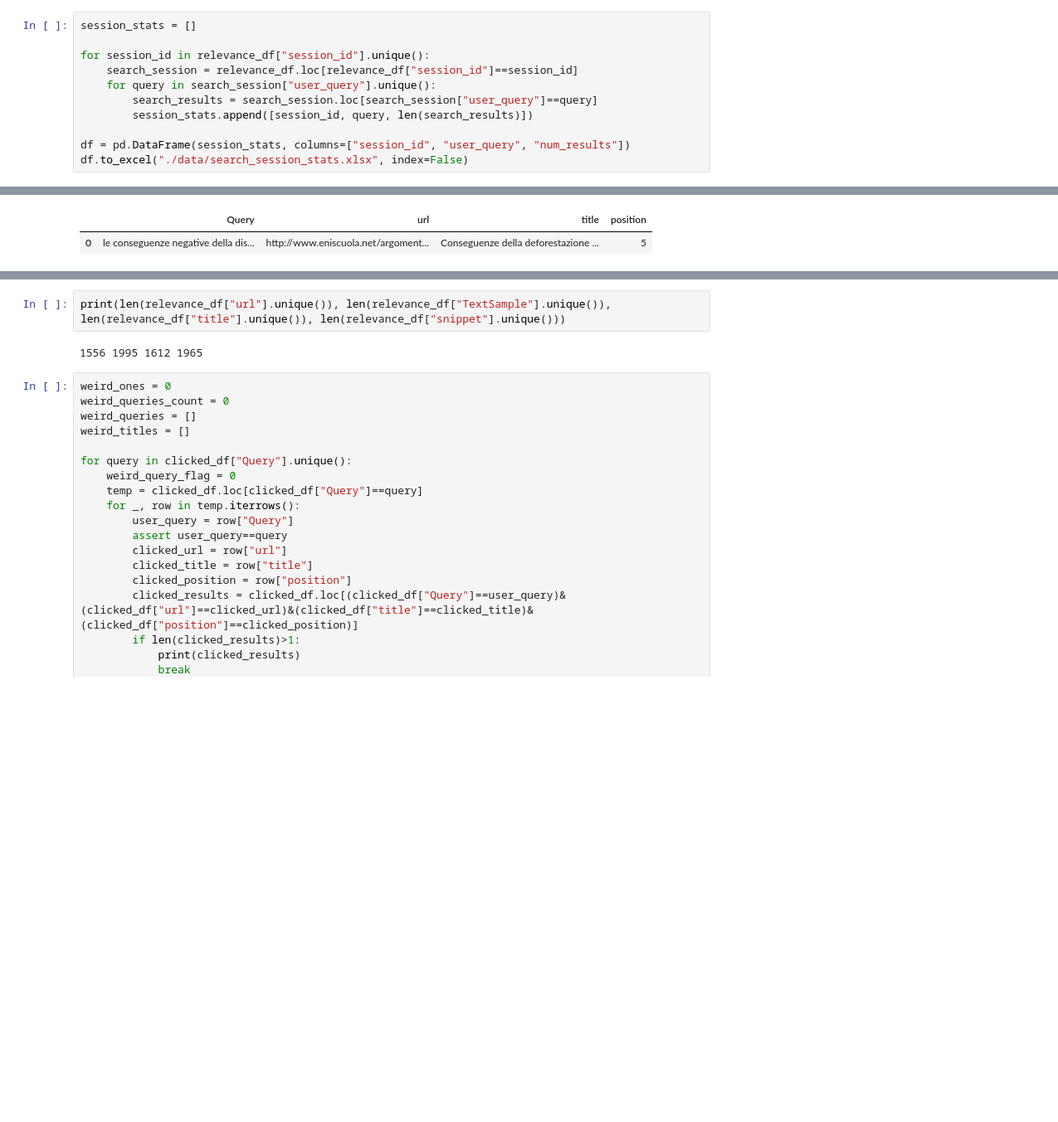
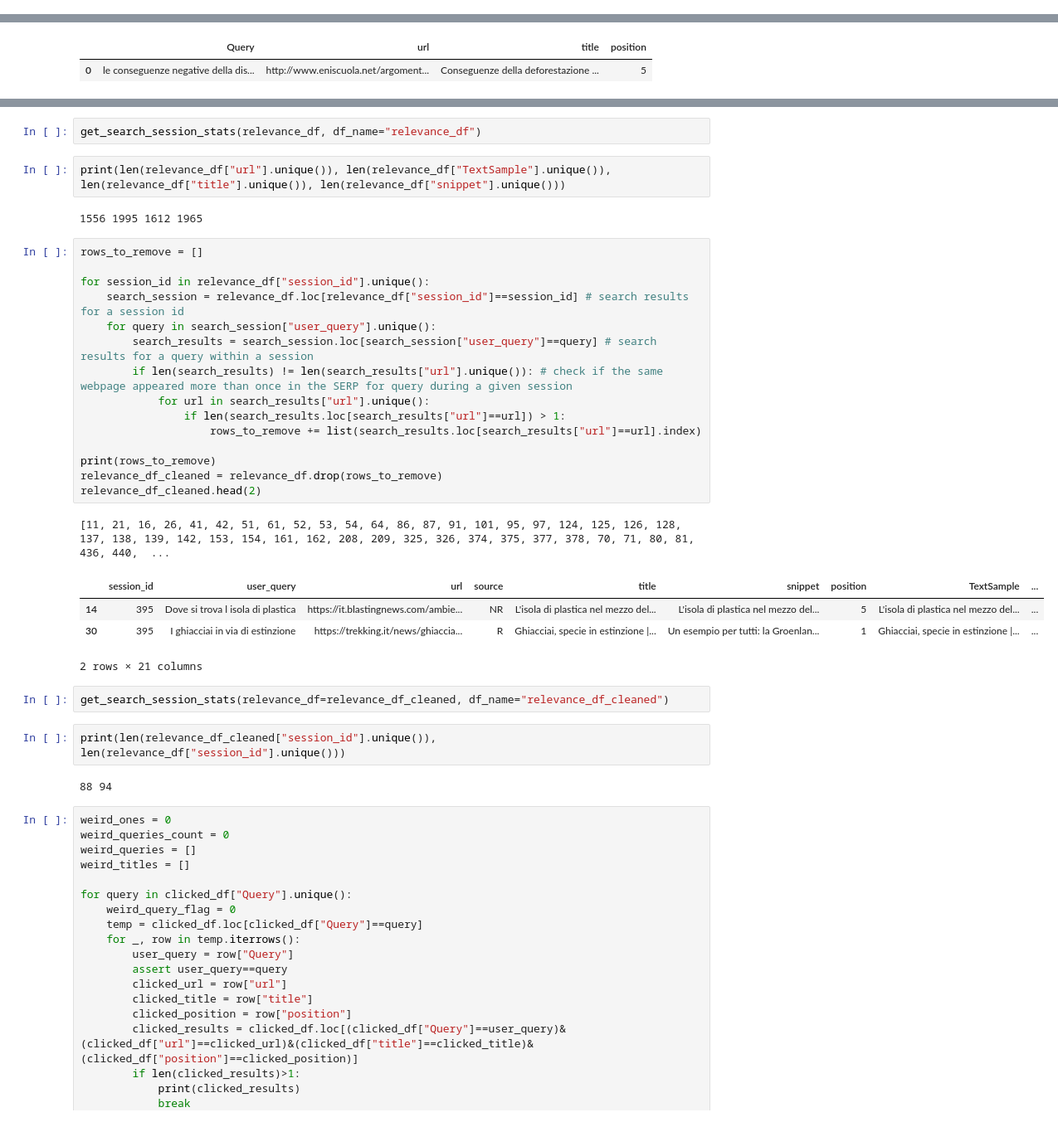
Before and after one commit to SOLandChildren/IR4Good2026, a Jupyter notebook: data_preprocessing.ipynb, the cells around one changed output, grey strips where cells are left out. Shown at 83% size. Drawn from its saved outputs; the diff is of its cells as text; blank space fills up the shorter version.

Commit message:
Cleaning relevance assessment dataset

```diff
--- a/data_preprocessing.ipynb
+++ b/data_preprocessing.ipynb
@@ -39,14 +35,3 @@ len(relevance_df), len(clicked_df)
-# %%
-session_stats = []
-
-for session_id in relevance_df["session_id"].unique():
-    search_session = relevance_df.loc[relevance_df["session_id"]==session_id]
-    for query in search_session["user_query"].unique():
-        search_results = search_session.loc[search_session["user_query"]==query]
-        session_stats.append([session_id, query, len(search_results)])
-
-df = pd.DataFrame(session_stats, columns=["session_id", "user_query", "num_results"])
-df.to_excel("./data/search_session_stats.xlsx", index=False)
 # %%
 relevance_df.head(1)
 # %% [output]
@@ -61,7 +63,36 @@ clicked_df.head(1)
+# %%
+get_search_session_stats(relevance_df, df_name="relevance_df")
 # %%
 print(len(relevance_df["url"].unique()), len(relevance_df["TextSample"].unique()), len(relevance_df["title"].unique()), len(relevance_df["snippet"].unique()))
 # %% [output]
 1556 1995 1612 1965
+# %%
+rows_to_remove = []
+
+for session_id in relevance_df["session_id"].unique():
+    search_session = relevance_df.loc[relevance_df["session_id"]==session_id] # search results for a session id
+    for query in search_session["user_query"].unique():
+        search_results = search_session.loc[search_session["user_query"]==query] # search results for a query within a session
+        if len(search_results) != len(search_results["url"].unique()): # check if the same webpage appeared more than once in the SERP for query during a given session
+            for url in search_results["url"].unique():
+                if len(search_results.loc[search_results["url"]==url]) > 1:
+                    rows_to_remove += list(search_results.loc[search_results["url"]==url].index)
+
+print(rows_to_remove)
+relevance_df_cleaned = relevance_df.drop(rows_to_remove)
+relevance_df_cleaned.head(2)
+# %% [output]
+[11, 21, 16, 26, 41, 42, 51, 61, 52, 53, 54, 64, 86, 87, 91, 101, 95, 97, 124, 125, 126, 128, 137, 138, 139, 142, 153, 154, 161, 162, 208, 209, 325, 326, 374, 375, 377, 378, 70, 71, 80, 81, 436, 440,  ...
+|  | session_id | user_query | url | source | title | snippet | position | TextSample | ... |
+| 14 | 395 | Dove si trova l isola di plastica | https://it.blastingnews.com/ambie... | NR | L'isola di plastica nel mezzo del... | L'isola di plastica nel mezzo del... | 5 | L'isola di plastica nel mezzo del... | ... |
+| 30 | 395 | I ghiacciai in via di estinzione | https://trekking.it/news/ghiaccia... | R | Ghiacciai, specie in estinzione |... | Un esempio per tutti: la Groenlan... | 1 | Ghiacciai, specie in estinzione |... | ... |
+2 rows × 21 columns
+# %%
+get_search_session_stats(relevance_df=relevance_df_cleaned, df_name="relevance_df_cleaned")
+# %%
+print(len(relevance_df_cleaned["session_id"].unique()), len(relevance_df["session_id"].unique()))
+# %% [output]
+88 94
 # %%
 weird_ones = 0
 weird_queries_count = 0
```
Also changed, not shown: parts of 3 cells of this notebook, 6 other files.
